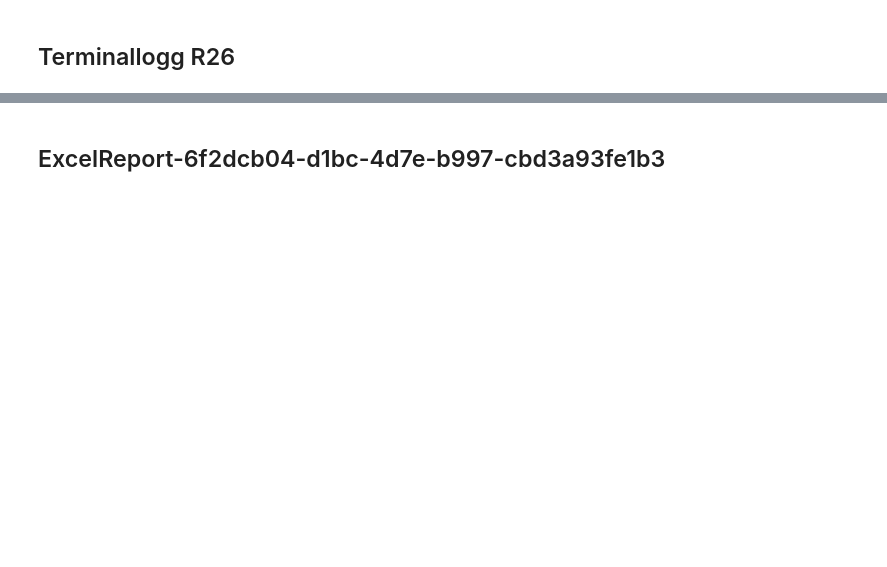
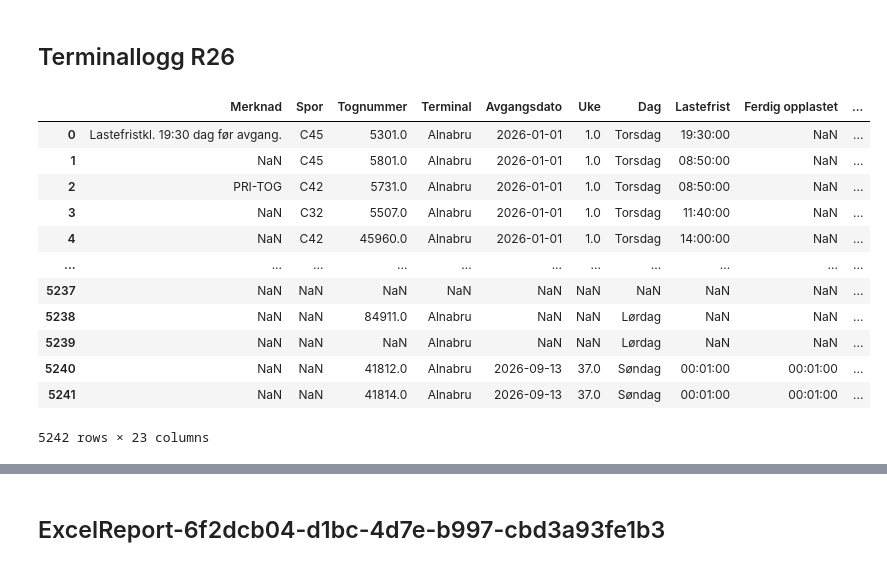
Before and after one commit to KriStrom/masteroppgave26SixSigmaDataanalyse, a Jupyter notebook: 01_measure_phase/01_00_data_exploration.ipynb, the cells around one changed output, grey strips where cells are left out. Cells and saved outputs as stored; diff of their text form; code cells hidden in the pictures; blank space fills up the shorter version.

```diff
--- a/01_measure_phase/01_00_data_exploration.ipynb
+++ b/01_measure_phase/01_00_data_exploration.ipynb
@@ -6,2 +85,21 @@ This notebook is used to get an overview of the datasets, to understand what con
 # %% [markdown]
 ## Terminallogg R26
+# %%
+# Import
+df_terminallogg_r26 = pd.read_csv("../data/Terminallogg R26.csv", sep=";", encoding="utf-8-sig")
+
+df_terminallogg_r26
+# %% [output]
+|  | Merknad | Spor | Tognummer | Terminal | Avgangsdato | Uke | Dag | Lastefrist | Ferdig opplastet | ... |
+| 0 | Lastefristkl. 19:30 dag før avgang. | C45 | 5301.0 | Alnabru | 2026-01-01 | 1.0 | Torsdag | 19:30:00 | NaN | ... |
+| 1 | NaN | C45 | 5801.0 | Alnabru | 2026-01-01 | 1.0 | Torsdag | 08:50:00 | NaN | ... |
+| 2 | PRI-TOG | C42 | 5731.0 | Alnabru | 2026-01-01 | 1.0 | Torsdag | 08:50:00 | NaN | ... |
+| 3 | NaN | C32 | 5507.0 | Alnabru | 2026-01-01 | 1.0 | Torsdag | 11:40:00 | NaN | ... |
+| 4 | NaN | C42 | 45960.0 | Alnabru | 2026-01-01 | 1.0 | Torsdag | 14:00:00 | NaN | ... |
+| ... | ... | ... | ... | ... | ... | ... | ... | ... | ... | ... |
+| 5237 | NaN | NaN | NaN | NaN | NaN | NaN | NaN | NaN | NaN | ... |
+| 5238 | NaN | NaN | 84911.0 | Alnabru | NaN | NaN | Lørdag | NaN | NaN | ... |
+| 5239 | NaN | NaN | NaN | Alnabru | NaN | NaN | Lørdag | NaN | NaN | ... |
+| 5240 | NaN | NaN | 41812.0 | Alnabru | 2026-09-13 | 37.0 | Søndag | 00:01:00 | 00:01:00 | ... |
+| 5241 | NaN | NaN | 41814.0 | Alnabru | 2026-09-13 | 37.0 | Søndag | 00:01:00 | 00:01:00 | ... |
+5242 rows × 23 columns
```
Also changed, not shown: parts of 17 cells of this notebook, 1 other file.
